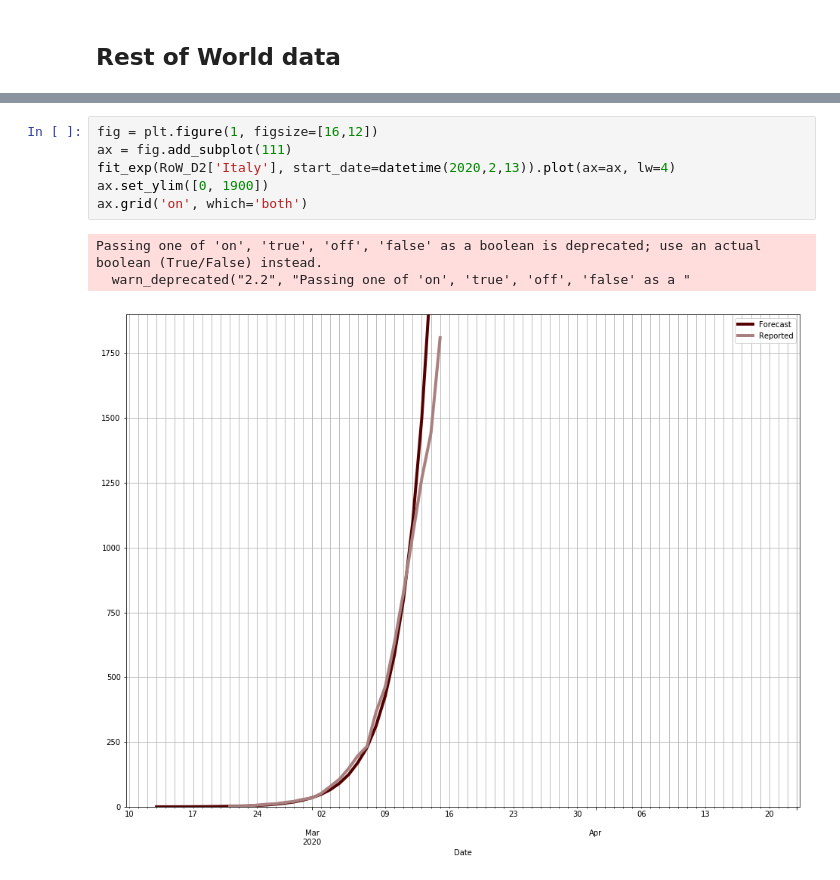
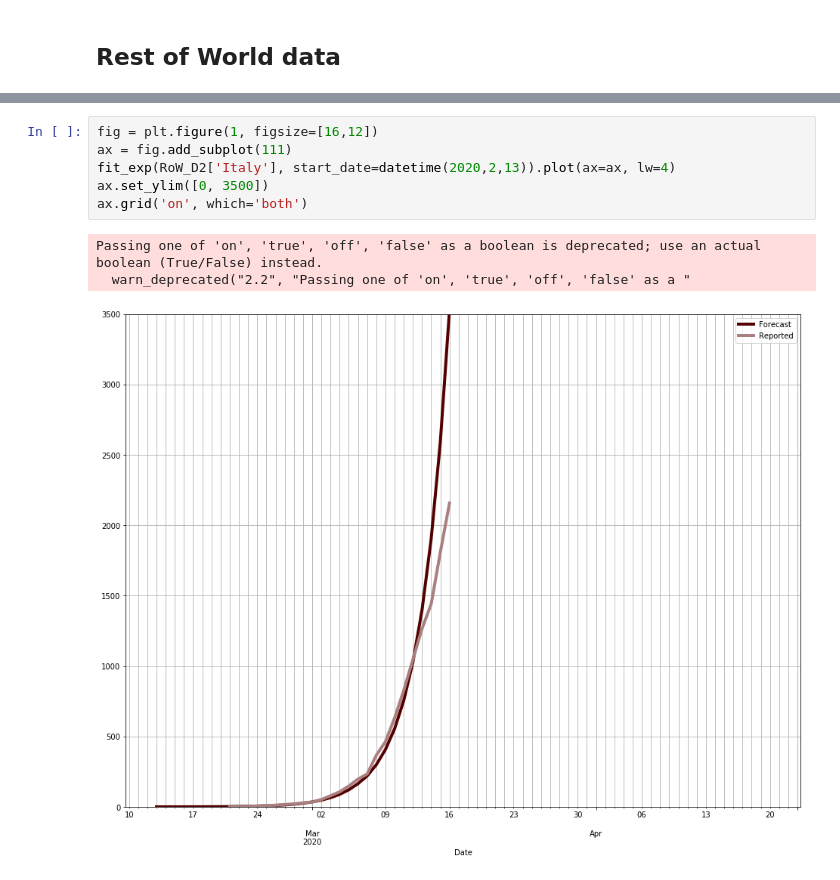
Before and after one commit to djhume/COVID-19, a Jupyter notebook: COVID-19.ipynb, the cells around one changed output, grey strips where cells are left out. Drawn from its saved outputs; the diff is of its cells as text.

```diff
--- a/COVID-19.ipynb
+++ b/COVID-19.ipynb
@@ -267,13 +275,13 @@ Passing one of 'on', 'true', 'off', 'false' as a boolean is deprecated; use an a
 # %%
 fig = plt.figure(1, figsize=[16,12])
 ax = fig.add_subplot(111)
 fit_exp(RoW_D2['Italy'], start_date=datetime(2020,2,13)).plot(ax=ax, lw=4)
-ax.set_ylim([0, 1900])
+ax.set_ylim([0, 3500])
 ax.grid('on', which='both')
 # %% [output]
 Passing one of 'on', 'true', 'off', 'false' as a boolean is deprecated; use an actual boolean (True/False) instead.
   warn_deprecated("2.2", "Passing one of 'on', 'true', 'off', 'false' as a "
-[figure, old version]
+[figure, new version]
 # %%
 fig = plt.figure(1, figsize=[16,12])
 ax = fig.add_subplot(111)
```
Also changed, not shown: parts of 16 cells of this notebook.
